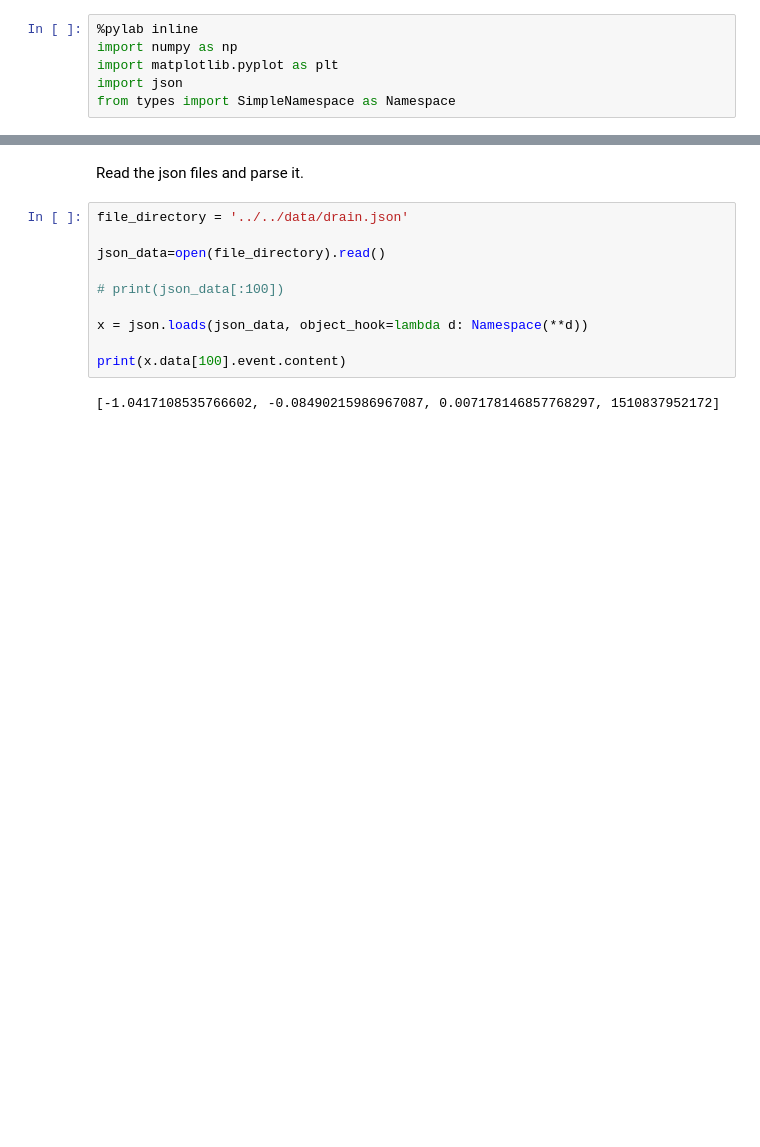
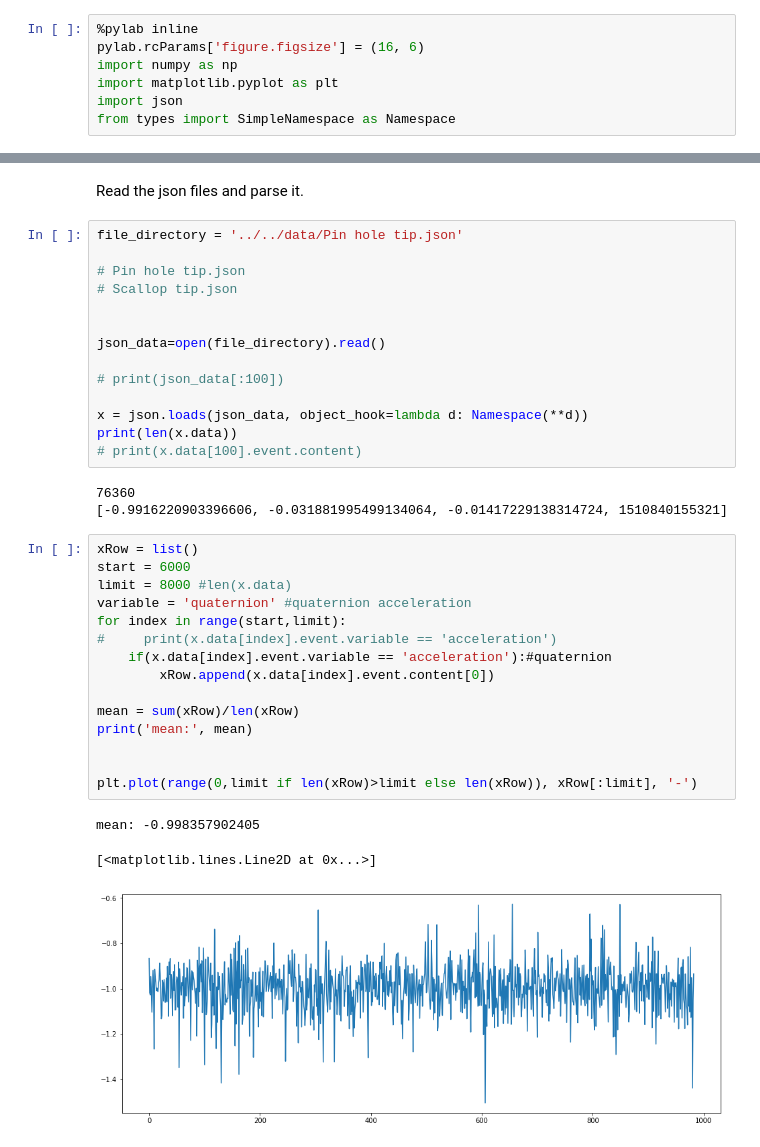
Before and after one commit to inverthermit/sensor_data_ML, a Jupyter notebook: script/feature/Data Cleaning and Feature Selection.ipynb, the cells around one changed output, grey strips where cells are left out. Cells and saved outputs as stored; diff of their text form; blank space fills up the shorter version.

```diff
--- a/script/feature/Data Cleaning and Feature Selection.ipynb
+++ b/script/feature/Data Cleaning and Feature Selection.ipynb
@@ -14,6 +14,7 @@
 First we import the packages we need for the project.
 # %%
 %pylab inline
+pylab.rcParams['figure.figsize'] = (16, 6)
 import numpy as np
 import matplotlib.pyplot as plt
 import json
@@ -23,14 +24,38 @@ Populating the interactive namespace from numpy and matplotlib
 # %% [markdown]
 Read the json files and parse it.
 # %%
-file_directory = '../../data/drain.json'
+file_directory = '../../data/Pin hole tip.json'
+
+# Pin hole tip.json
+# Scallop tip.json
+
 
 json_data=open(file_directory).read()
 
 # print(json_data[:100])
 
 x = json.loads(json_data, object_hook=lambda d: Namespace(**d))
-
-print(x.data[100].event.content)
+print(len(x.data))
+# print(x.data[100].event.content)
 # %% [output]
-[-1.0417108535766602, -0.08490215986967087, 0.007178146857768297, 1510837952172]
+76360
+[-0.9916220903396606, -0.031881995499134064, -0.01417229138314724, 1510840155321]
+# %%
+xRow = list()
+start = 6000
+limit = 8000 #len(x.data)
+variable = 'quaternion' #quaternion acceleration
+for index in range(start,limit):
+#     print(x.data[index].event.variable == 'acceleration')
+    if(x.data[index].event.variable == 'acceleration'):#quaternion
+        xRow.append(x.data[index].event.content[0])
+
+mean = sum(xRow)/len(xRow)
+print('mean:', mean)
+
+
+plt.plot(range(0,limit if len(xRow)>limit else len(xRow)), xRow[:limit], '-')
+# %% [output]
+mean: -0.998357902405
+[<matplotlib.lines.Line2D at 0x...>]
+[figure, added]
```
Also changed, not shown: parts of 2 cells of this notebook.
